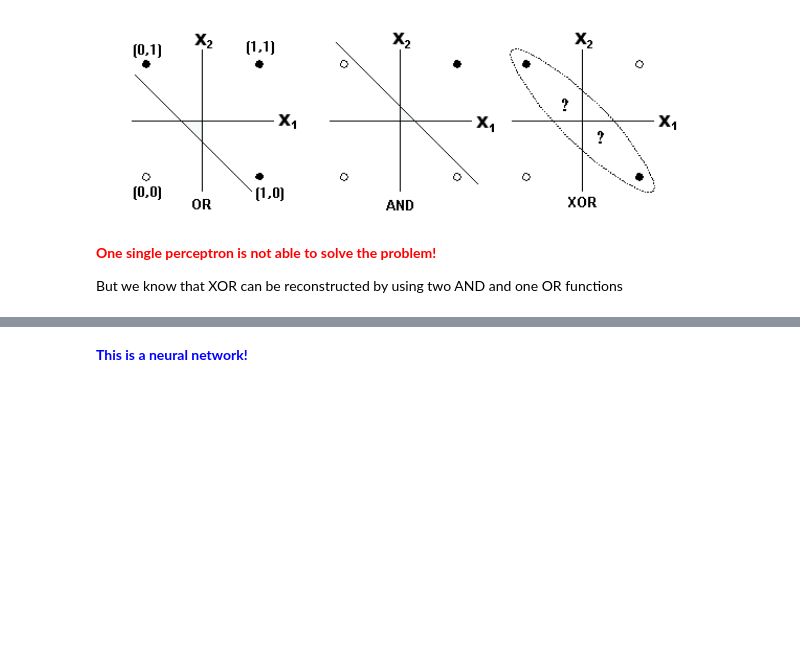
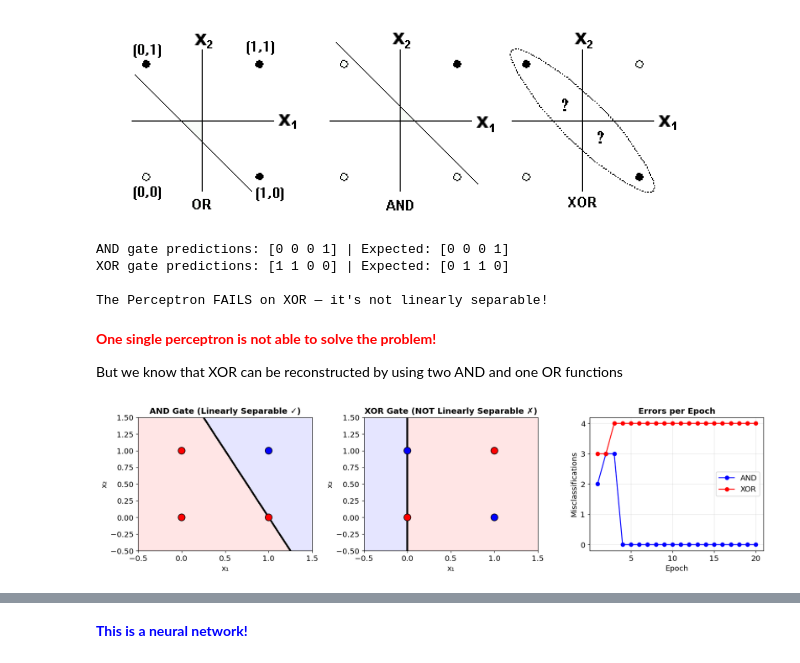
Before and after one commit to rramosp/deeplearning.udea, a Jupyter notebook: content/U01.01 - Introduction to Neural Networks.ipynb, the cells around one changed output, grey strips where cells are left out. Saved outputs shown, nothing was run; the diff lists cells and outputs as text; code cells hidden in the pictures; blank space fills up the shorter version.

```diff
--- a/content/U01.01 - Introduction to Neural Networks.ipynb
+++ b/content/U01.01 - Introduction to Neural Networks.ipynb
@@ -68,8 +83,74 @@ plot_perceptron_frontier()
 Image(filename='local/imgs/ORANDXOR.png', width=600)
 # %% [output]
 [figure]
+# %%
+class Perceptron:
+    def __init__(self, learning_rate=0.1, n_epochs=50):
+        self.lr = learning_rate
+        self.n_epochs = n_epochs
+
+    def fit(self, X, y):
+        n_samples, n_features = X.shape
+        self.weights = np.zeros(n_features)
+        self.bias = 0
+        self.errors_per_epoch = []
+
+        for epoch in range(self.n_epochs):
+            errors = 0
+            for xi, yi in zip(X, y):
+                prediction = self.predict_single(xi)
+                update = self.lr * (yi - prediction)
+                self.weights += update * xi
+                self.bias += update
+                errors += int(update != 0)
+            self.errors_per_epoch.append(errors)
+        return self
+
+    def predict_single(self, x):
+        return 1 if np.dot(x, self.weights) + self.bias >= 0 else 0
+
+    def predict(self, X):
+        return np.array([self.predict_single(x) for x in X])
+
+
+# --- AND gate dataset ---
+X_and = np.array([[0,0],[0,1],[1,0],[1,1]], dtype=float)
+y_and = np.array([0, 0, 0, 1])
+
+# --- XOR gate dataset (not linearly separable) ---
+X_xor = np.array([[0,0],[0,1],[1,0],[1,1]], dtype=float)
+y_xor = np.array([0, 1, 1, 0])
+
+p_and = Perceptron(learning_rate=0.1, n_epochs=20).fit(X_and, y_and)
+p_xor = Perceptron(learning_rate=0.1, n_epochs=20).fit(X_xor, y_xor)
+
+print("AND gate predictions:", p_and.predict(X_and), "| Expected:", y_and)
+print("XOR gate predictions:", p_xor.predict(X_xor), "| Expected:", y_xor)
+print("\nThe Perceptron FAILS on XOR — it's not linearly separable!")
+# %% [output]
+AND gate predictions: [0 0 0 1] | Expected: [0 0 0 1]
+XOR gate predictions: [1 1 0 0] | Expected: [0 1 1 0]
+
+The Perceptron FAILS on XOR — it's not linearly separable!
 # %% [markdown]
 <span style="color:red">**One single perceptron is not able to solve the problem!**</span>
 
 But we know that XOR can be reconstructed by using two AND and one OR functions
+# %%
+from local.lib.utils import plot_decision_boundary
+fig, axes = plt.subplots(1, 3, figsize=(15, 4))
+plot_decision_boundary(p_and, X_and, y_and, "AND Gate (Linearly Separable ✓)", axes[0])
+plot_decision_boundary(p_xor, X_xor, y_xor, "XOR Gate (NOT Linearly Separable ✗)", axes[1])
+
+axes[2].plot(range(1, len(p_and.errors_per_epoch)+1), p_and.errors_per_epoch, 'b-o', label='AND')
+axes[2].plot(range(1, len(p_xor.errors_per_epoch)+1), p_xor.errors_per_epoch, 'r-o', label='XOR')
+axes[2].set_title('Errors per Epoch', fontsize=13, fontweight='bold')
+axes[2].set_xlabel('Epoch'); axes[2].set_ylabel('Misclassifications')
+axes[2].legend()
+axes[2].grid(True, alpha=0.3)
+
+plt.tight_layout()
+plt.show()
+# %% [output]
+[figure, added]
 # %%
```
Also changed, not shown: parts of 28 cells of this notebook, 6 other files.
